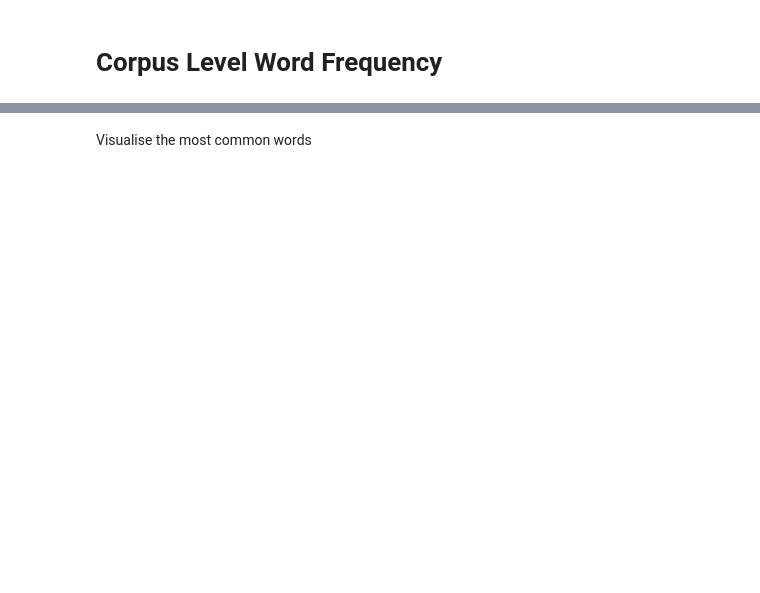
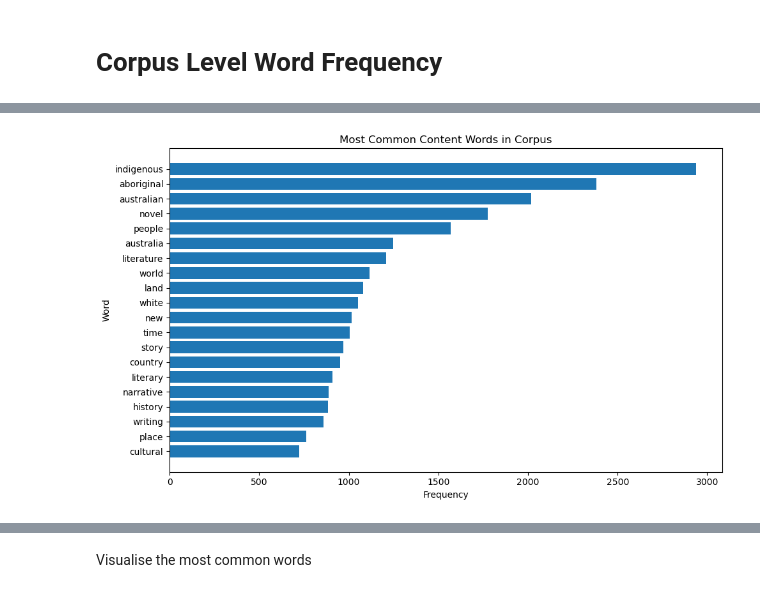
Before and after one commit to Finnoscarmorgan/citational_refusal, a Jupyter notebook: notebooks/01_basic_citational_analysis.ipynb, the cells around one changed output, grey strips where cells are left out. Saved outputs shown, nothing was run; the diff lists cells and outputs as text; code cells hidden in the pictures; blank space fills up the shorter version.

```diff
--- a/notebooks/01_basic_citational_analysis.ipynb
+++ b/notebooks/01_basic_citational_analysis.ipynb
@@ -71,0 +179,20 @@ freq.most_common(20)
+# %%
+import matplotlib.pyplot as plt
+
+if top_words:
+    words = [word for word, count in top_words]
+    counts = [count for word, count in top_words]
+
+    plt.figure(figsize=(10, 6))
+    plt.barh(words[::-1], counts[::-1])
+
+    plt.title("Most Common Content Words in Corpus")
+    plt.xlabel("Frequency")
+    plt.ylabel("Word")
+
+    plt.tight_layout()
+    plt.show()
+else:
+    print("No words available to plot.")
+# %% [output]
+[figure, added]
```
Also changed, not shown: parts of 41 cells of this notebook.
